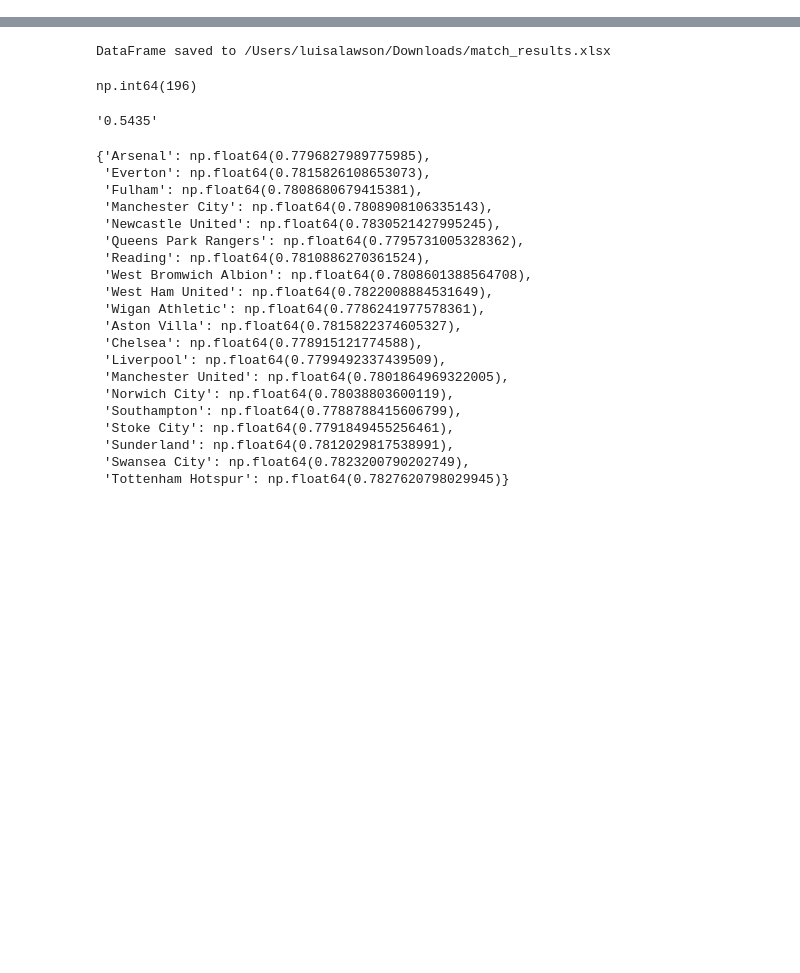
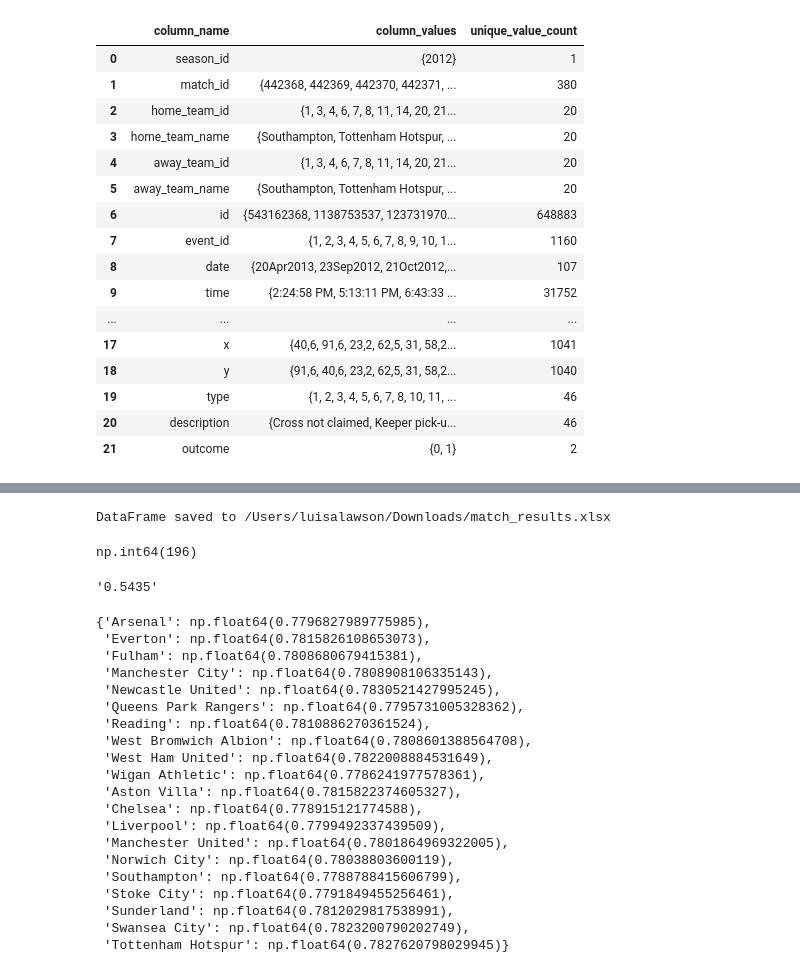
Before and after one commit to luisalawson/proyecto-TD8, a Jupyter notebook: xCG.ipynb, the cells around one changed output, grey strips where cells are left out. Cells and saved outputs as stored; diff of their text form; code cells hidden in the pictures; blank space fills up the shorter version.

```diff
--- a/xCG.ipynb
+++ b/xCG.ipynb
@@ -16,3 +16,23 @@ df_vals = pd.DataFrame({
     'column_values': [set(df[col].tolist()) for col in df.columns],
     'unique_value_count': [len(set(df[col].tolist())) for col in df.columns]
 })
+# %%
+df_vals
+# %% [output]
+|  | column_name | column_values | unique_value_count |
+| 0 | season_id | {2012} | 1 |
+| 1 | match_id | {442368, 442369, 442370, 442371, ... | 380 |
+| 2 | home_team_id | {1, 3, 4, 6, 7, 8, 11, 14, 20, 21... | 20 |
+| 3 | home_team_name | {Southampton, Tottenham Hotspur, ... | 20 |
+| 4 | away_team_id | {1, 3, 4, 6, 7, 8, 11, 14, 20, 21... | 20 |
+| 5 | away_team_name | {Southampton, Tottenham Hotspur, ... | 20 |
+| 6 | id | {543162368, 1138753537, 123731970... | 648883 |
+| 7 | event_id | {1, 2, 3, 4, 5, 6, 7, 8, 9, 10, 1... | 1160 |
+| 8 | date | {20Apr2013, 23Sep2012, 21Oct2012,... | 107 |
+| 9 | time | {2:24:58 PM, 5:13:11 PM, 6:43:33 ... | 31752 |
+| ... | ... | ... | ... |
+| 17 | x | {40,6, 91,6, 23,2, 62,5, 31, 58,2... | 1041 |
+| 18 | y | {91,6, 40,6, 23,2, 62,5, 31, 58,2... | 1040 |
+| 19 | type | {1, 2, 3, 4, 5, 6, 7, 8, 10, 11, ... | 46 |
+| 20 | description | {Cross not claimed, Keeper pick-u... | 46 |
+| 21 | outcome | {0, 1} | 2 |
```
Also changed, not shown: parts of 16 cells of this notebook.
